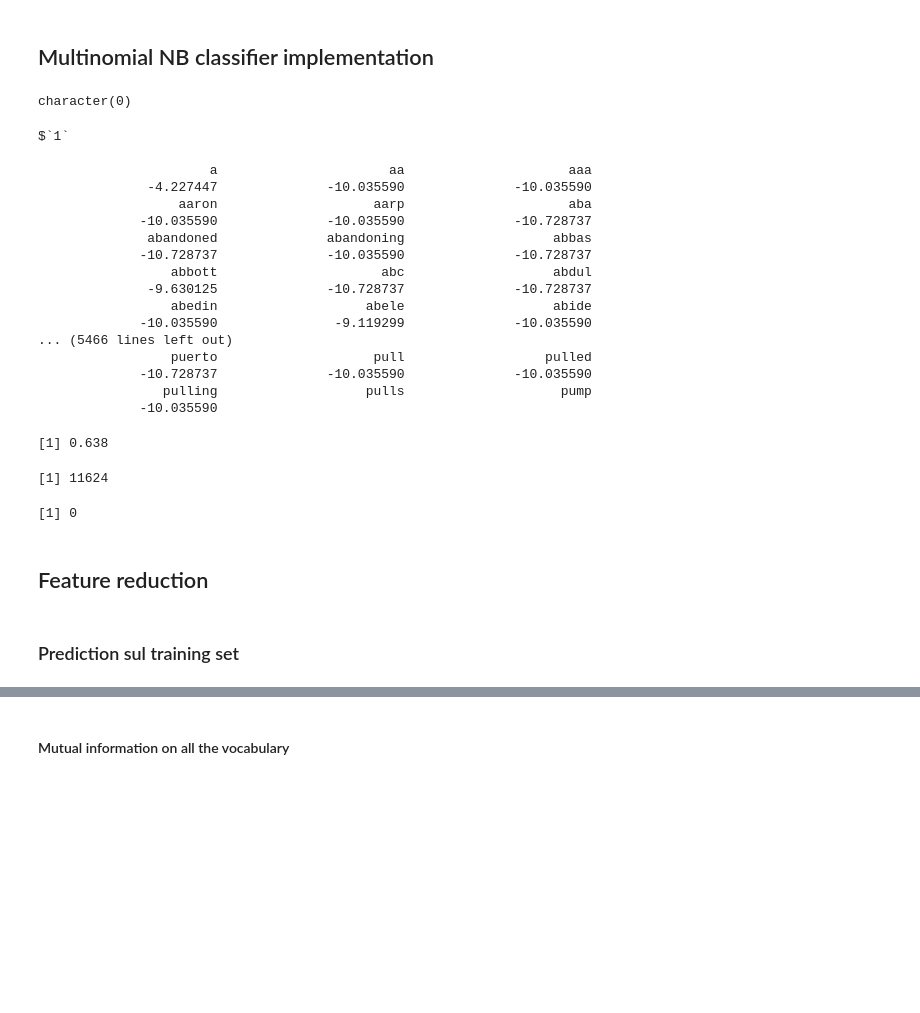
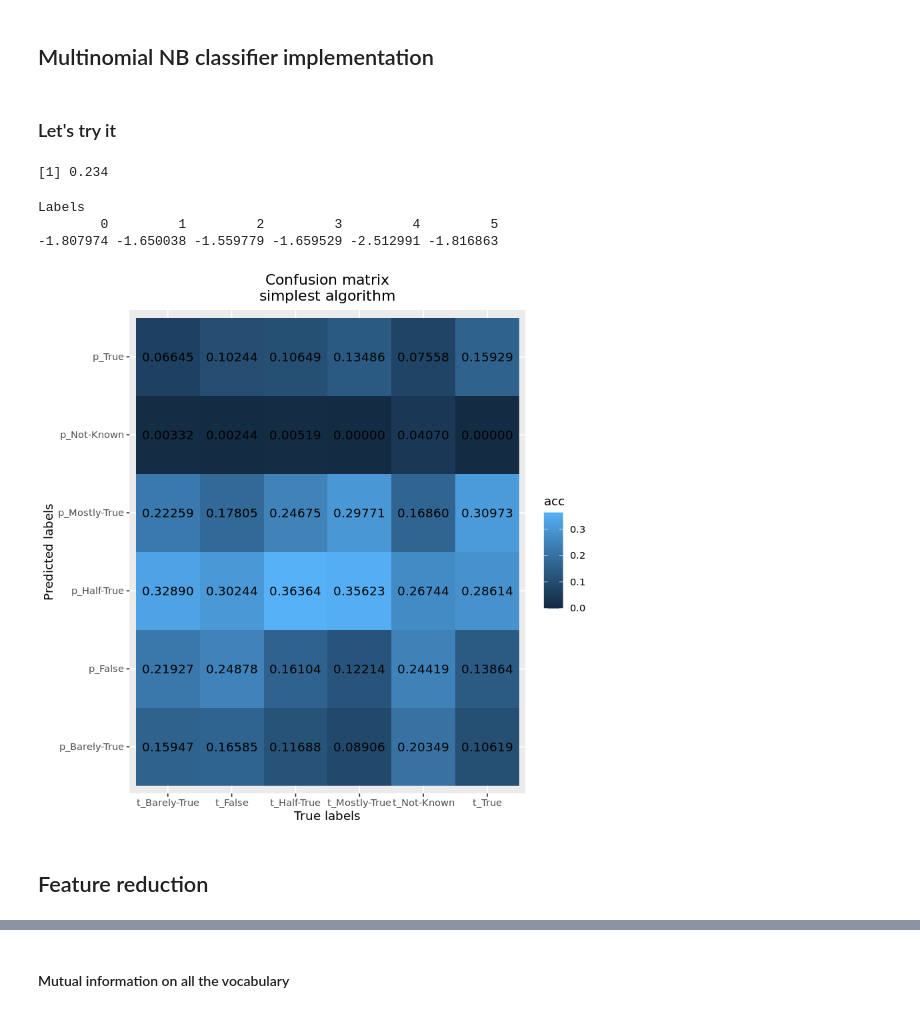
Before and after one commit to c0pp1/NaiveBayesMNC, a Jupyter notebook: project05.ipynb, the cells around one changed output, grey strips where cells are left out. Saved outputs shown, nothing was run; the diff lists cells and outputs as text; code cells hidden in the pictures; blank space fills up the shorter version.

Commit message:
added CP and plots

```diff
--- a/project05.ipynb
+++ b/project05.ipynb
@@ -83,31 +132,5 @@ extract_vocabulary <- function(documents, unique=TRUE) {
     if(unique) return(unique(words))
     else return(words)
 }
-# %%
-extract_alnum <- function(documents, unique=TRUE, filter_n=0, freq_n = 0) {
-    words <- str_replace_all(documents, "[:digit:]+[.,]*[:digit:]*", "isnumeric")
-    words <- unlist(str_extract_all(words, "[:alnum:]+"))
-    words <- words[words!='']
-    words <- casefold(words, upper = FALSE)
-    words <- words[!is.na(words)]
-    if(filter_n){
-        words <- words[nchar(words)>filter_n]
-    }
-
-    if(freq_n){
-        freq <- table(words)
-        words <- names(freq)[freq<freq_n]
-    }
-
-    if(unique) return(unique(words))
-    else return(words)
-
-}
-# %%
-c <- extract_alnum(df[1,2],filter_n=0, freq_n=1)
-cc <- extract_alnum(df[1,2])
-c
-# %% [output]
-character(0)
 # %%
 multinomNBC.fit <- function(documents, labels, filter_n=0, freq_n=0) {
@@ -150,30 +182,16 @@ multinomNBC.predict <- function(doc, log.prior, log.likelihood, voc){
 multinomNBC.predict <- Vectorize(multinomNBC.predict, vectorize.args='doc', USE.NAMES=FALSE)
+# %% [markdown]
+### Let's try it
 # %%
 nDoc <- dim(df)[1]
 
-results <- multinomNBC.fit(df[1:nDoc, 2], df[1:nDoc, 1])
-results$log.likelihood['1']
+results <- multinomNBC.fit(df[(test+1):nDoc, 2], df[(test+1):nDoc, 1])
+pred    <- multinomNBC.predict(df[1:test, 2][[1]], results$log.prior, results$log.likelihood, results$vocabulary)
+
+accuracy(pred, df[1:test, 1][[1]])
+results$log.prior
 # %% [output]
-$`1`
-
-                      a                      aa                     aaa
-              -4.227447              -10.035590              -10.035590
-                  aaron                    aarp                     aba
-             -10.035590              -10.035590              -10.728737
-              abandoned              abandoning                   abbas
-             -10.728737              -10.035590              -10.728737
-                 abbott                     abc                   abdul
-              -9.630125              -10.728737              -10.728737
-                 abedin                   abele                   abide
-             -10.035590               -9.119299              -10.035590
-... (5466 lines left out)
-                 puerto                    pull                  pulled
-             -10.728737              -10.035590              -10.035590
-                pulling                   pulls                    pump
-             -10.035590
+[1] 0.234
+Labels
+        0         1         2         3         4         5
+-1.807974 -1.650038 -1.559779 -1.659529 -2.512991 -1.816863
-# %%
-pred <- Vectorize(multinomNBC.predict, vectorize.args='doc', USE.NAMES=FALSE)(df[1:1000, 2][[1]], results$log.prior, results$log.likelihood, results$vocabulary)
-
-accuracy(pred, df[1:1000, 1][[1]])
-# %% [output]
-[1] 0.638
@@ -187,13 +198,9 @@ accuracy(pred, df[1:1000, 1][[1]])
-# %%
-#our vocabulary
-voc <- extract_alnum(df[, 2][[1]], unique=TRUE)
-# which(is.na(voc))
-length(voc)
-sum(is.na(voc))
-# %% [output]
-[1] 11624
-[1] 0
+# %%
+conf_mat <- confusion_matrix(pred, df[1:test, 1][[1]])
+plt <- plot_confmat(conf_mat, 'Confusion matrix\nsimplest algorithm')
+plt
+ggsave('conf_matrix_letstryit_test.pdf', plt, width=7, height=6)
+# %% [output]
+[figure, added]
 # %% [markdown]
 ## Feature reduction
-# %% [markdown]
-### Prediction sul training set
```
Also changed, not shown: parts of 77 cells of this notebook, 16 other files.
